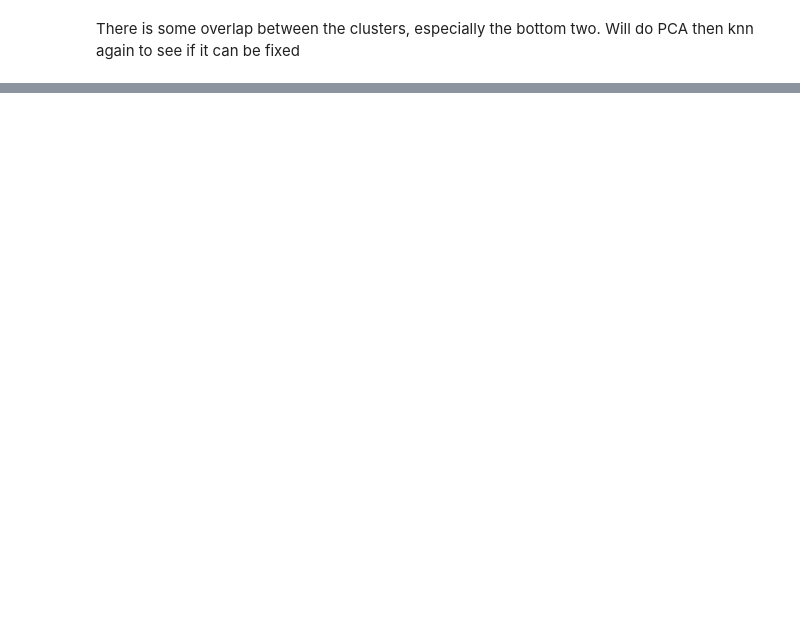
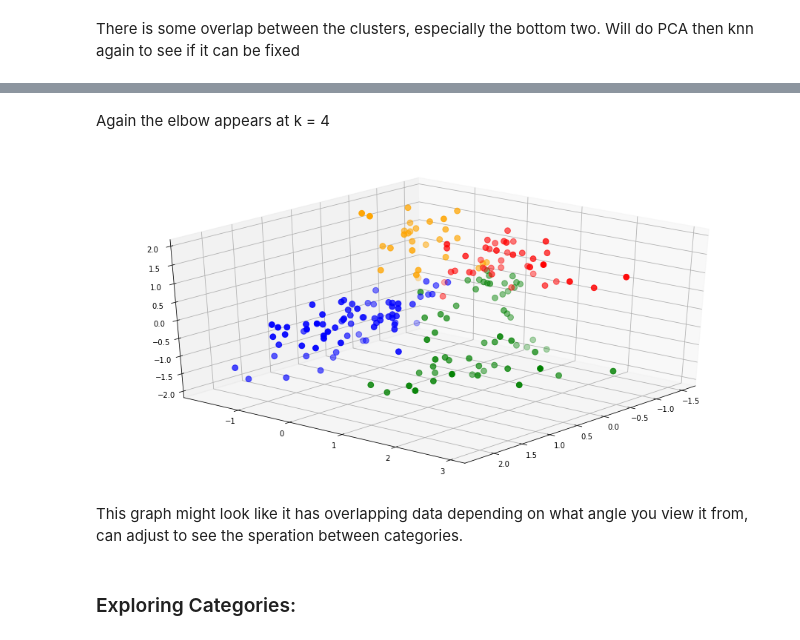
Before and after one commit to Thespee/Segment_Analysis, a Jupyter notebook: Segment_Analysis.ipynb, the cells around one changed output, grey strips where cells are left out. Cells and saved outputs as stored; diff of their text form; code cells hidden in the pictures; blank space fills up the shorter version.

```diff
--- a/Segment_Analysis.ipynb
+++ b/Segment_Analysis.ipynb
@@ -87,0 +114,24 @@ There is some overlap between the clusters, especially the bottom two. Will do P
+# %% [markdown]
+Again the elbow appears at k = 4
+# %%
+model = KMeans(n_clusters = 4, init='k-means++')
+model.fit(data_PCA.iloc[:,:4])
+clusters = model.fit_predict(data_PCA.iloc[:,:2])
+data_tidy.drop(['label'],axis=1)
+data_tidy["label"] = clusters
+
+fig = plt.figure(figsize=(16,8))
+ax = fig.add_subplot(111, projection='3d')
+ax.scatter(data_tidy.Age[data_tidy.label == 0], data_tidy["Annual Income (k$)"][data_tidy.label == 0], data_tidy["Spending Score (1-100)"][data_tidy.label == 0], c='blue', s=60)
+ax.scatter(data_tidy.Age[data_tidy.label == 1], data_tidy["Annual Income (k$)"][data_tidy.label == 1], data_tidy["Spending Score (1-100)"][data_tidy.label == 1], c='red', s=60)
+ax.scatter(data_tidy.Age[data_tidy.label == 2], data_tidy["Annual Income (k$)"][data_tidy.label == 2], data_tidy["Spending Score (1-100)"][data_tidy.label == 2], c='green', s=60)
+ax.scatter(data_tidy.Age[data_tidy.label == 3], data_tidy["Annual Income (k$)"][data_tidy.label == 3], data_tidy["Spending Score (1-100)"][data_tidy.label == 3], c='orange', s=60)
+
+ax.view_init(30, 40)
+plt.show()
+# %% [output]
+[figure, added]
+# %% [markdown]
+This graph might look like it has overlapping data depending on what angle you view it from, can adjust to see the speration between categories.
+# %% [markdown]
+### Exploring Categories:
```
Also changed, not shown: parts of 16 cells of this notebook.
